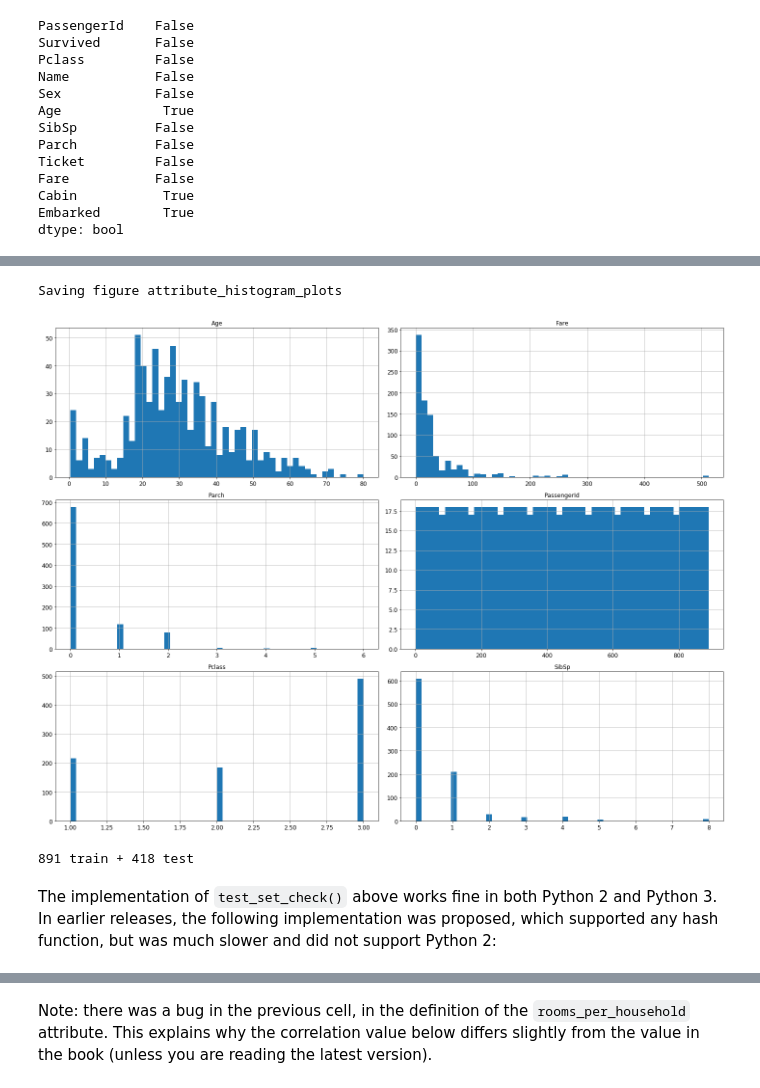
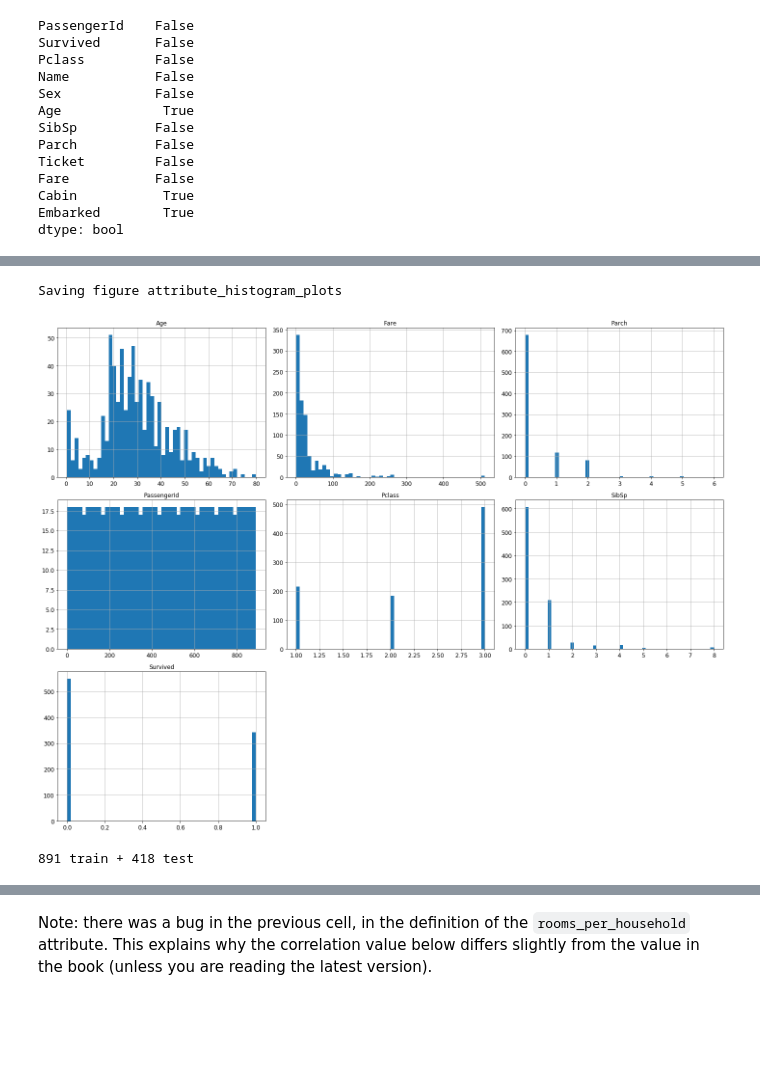
Before and after one commit to ssajnani/TitanicKaggle, a Jupyter notebook: notebooks/ssajnani_Assign2.ipynb, the cells around one changed output, grey strips where cells are left out. Drawn from its saved outputs; the diff is of its cells as text; code cells hidden in the pictures; blank space fills up the shorter version.

```diff
--- a/notebooks/ssajnani_Assign2.ipynb
+++ b/notebooks/ssajnani_Assign2.ipynb
@@ -33,7 +36,7 @@ mpl.rc('ytick', labelsize=12)
 # Where to save the figures
 PROJECT_ROOT_DIR = "."
 CHAPTER_ID = "end_to_end_project"
-IMAGES_PATH = os.path.join(PROJECT_ROOT_DIR, "4442B/TitanicKaggle/images")
+IMAGES_PATH = os.path.join(PROJECT_ROOT_DIR, "../../TitanicKaggle/images")
 
 def save_fig(fig_id, tight_layout=True, fig_extension="png", resolution=300):
     path = os.path.join(IMAGES_PATH, fig_id + "." + fig_extension)
@@ -53,10 +58,10 @@ import zipfile
 from six.moves import urllib
 
 DOWNLOAD_ROOT = "https://github.com/ssajnani/TitanicKaggle/raw/master/"
-TITANIC_PATH = os.path.join("4442B/TitanicKaggle", "data")
+TITANIC_PATH = os.path.join("../../TitanicKaggle", "data")
 TITANIC_URL = DOWNLOAD_ROOT + "data/titanic.zip"
 files = os.listdir(os.curdir)
-def fetch_housing_data(titanic_url=TITANIC_URL, titanic_path=TITANIC_PATH):
+def fetch_titanic_data(titanic_url=TITANIC_URL, titanic_path=TITANIC_PATH):
     if not os.path.isdir(titanic_path):
         os.makedirs(titanic_path)
     zip_path = os.path.join(titanic_path, "titanic.zip")
@@ -389,12 +205,12 @@ print(submission_test)
 # %%
 %matplotlib inline
 import matplotlib.pyplot as plt
-titanic.hist(bins=50, figsize=(20,15))
+titanic_temp.hist(bins=50, figsize=(20,15))
 save_fig("attribute_histogram_plots")
 plt.show()
 # %% [output]
 Saving figure attribute_histogram_plots
-[figure, old version]
+[figure, new version]
 # %%
 # to make this notebook's output identical at every run
 np.random.seed(42)
@@ -422,2 +221,0 @@ def split_train_test_by_id(data, test_ratio, id_column):
-# %% [markdown]
-The implementation of `test_set_check()` above works fine in both Python 2 and Python 3. In earlier releases, the following implementation was proposed, which supported any hash function, but was much slower and did not support Python 2:
```
Also changed, not shown: parts of 230 cells of this notebook, 7 other files.
